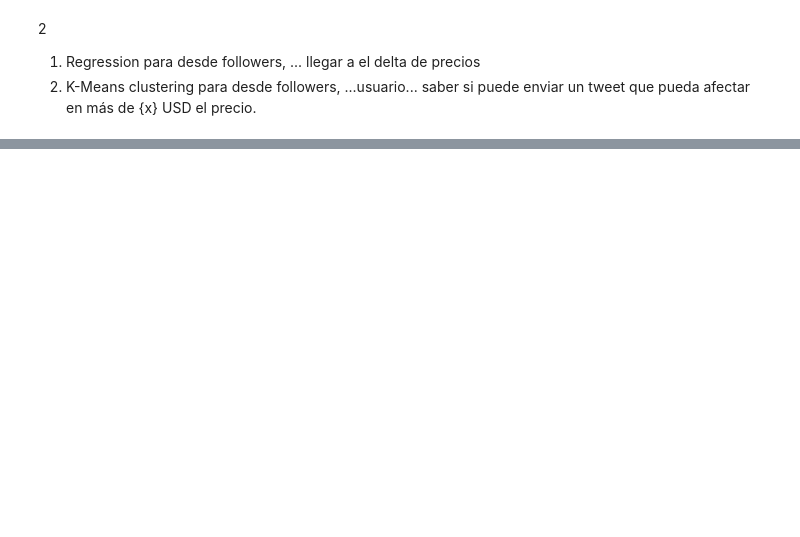
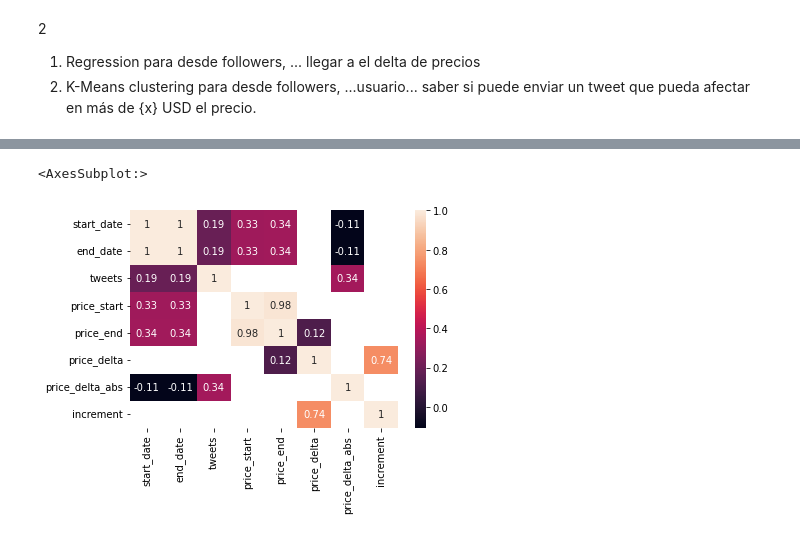
Before and after one commit to Vasco-Varas/Proyecto-ICDD-G9, a Jupyter notebook: proyecto.ipynb, the cells around one changed output, grey strips where cells are left out. Drawn from its saved outputs; the diff is of its cells as text; code cells hidden in the pictures; blank space fills up the shorter version.

```diff
--- a/proyecto.ipynb
+++ b/proyecto.ipynb
@@ -642,0 +1004,37 @@ df[df_analysis_sub["followers"] > 5e7].iloc[10]["tweet"]
+# %%
+df2 = pd.read_csv("data/tweets.csv")
+# %%
+tweet_first_tm = datetime.fromtimestamp(np.min(df2["date"]))
+tweet_last_tm = datetime.fromtimestamp(np.max(df2["date"]))
+
+current_day = datetime(tweet_first_tm.year, tweet_first_tm.month, tweet_first_tm.day)
+end_day = datetime(tweet_last_tm.year, tweet_last_tm.month, tweet_last_tm.day)
+
+date_tab = []
+price_tab = []
+
+while current_day < end_day:
+    next_day = current_day + timedelta(days=1)
+    date_tweets = df2[df2["date"] >= current_day.timestamp()]
+    date_tweets = date_tweets[date_tweets["date"] < next_day.timestamp()]
+
+    price_day = df_btc[df_btc["timestamp"] > current_day.timestamp()]
+    price_day = price_day[price_day["timestamp"] < next_day.timestamp()]["price"]
+
+    date_tab.append([current_day.timestamp(), next_day.timestamp(), len(date_tweets)])
+    price_tab.append([price_day.iloc[0],
+                      price_day.iloc[-1],
+                      price_day.iloc[-1] - price_day.iloc[0],
+                      np.abs(price_day.iloc[-1] - price_day.iloc[0]),
+                      1 if price_day.iloc[-1] > price_day.iloc[0] else 0])
+
+    current_day = next_day
+df2_follows = pd.DataFrame(date_tab, columns=["start_date", "end_date", "tweets"])
+df2_t_prices = pd.DataFrame(price_tab, columns=["price_start", "price_end", "price_delta", "price_delta_abs", "increment"])
+# %%
+mx = pd.concat([df2_follows, df2_t_prices], axis=1)
+hm = mx.corr()
+sns.heatmap(hm[np.abs(hm)>0.1], annot=True)
+# %% [output]
+<AxesSubplot:>
+[figure, added]
```
Also changed, not shown: parts of 36 cells of this notebook.
